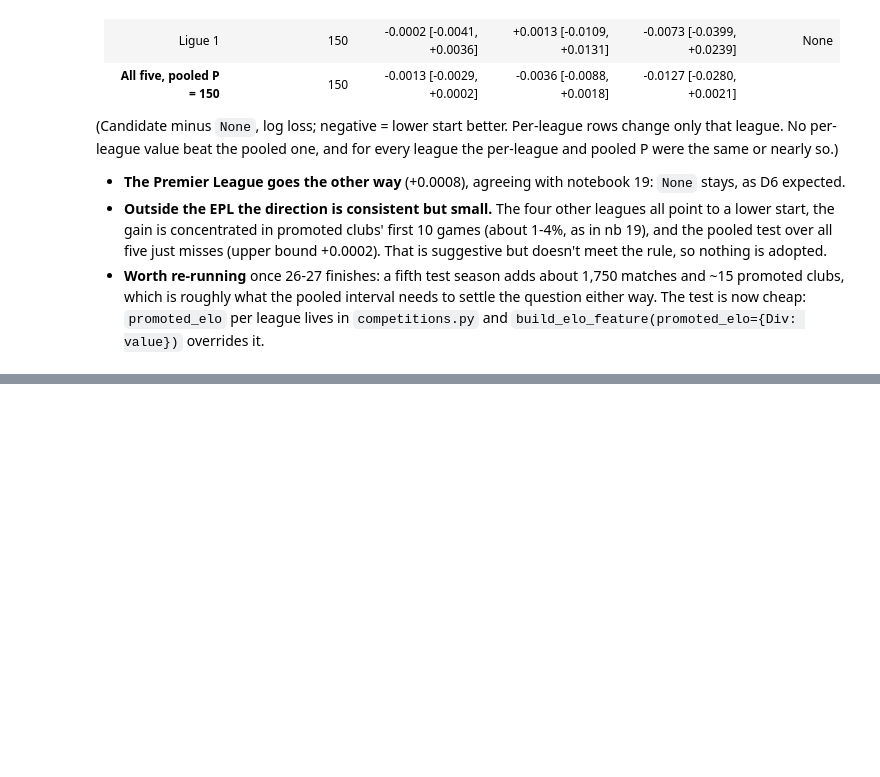
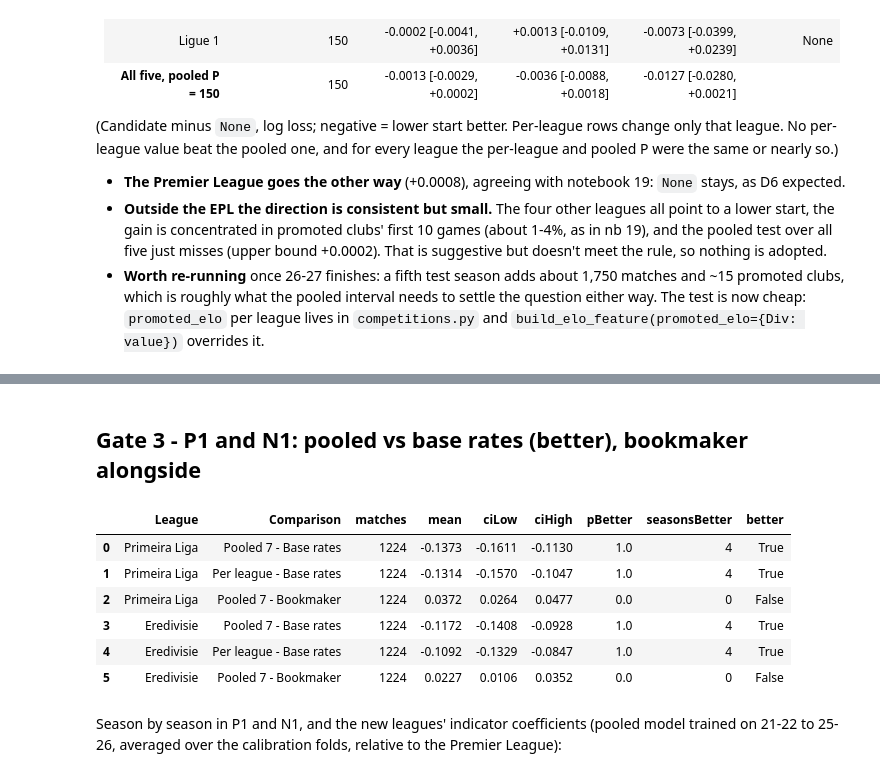
Before and after one commit to hphillips9/football-analysis, a Jupyter notebook: notebooks/20_multileague_pipeline.ipynb, the cells around one changed output, grey strips where cells are left out. Cells and saved outputs as stored; diff of their text form; code cells hidden in the pictures; blank space fills up the shorter version.

```diff
--- a/notebooks/20_multileague_pipeline.ipynb
+++ b/notebooks/20_multileague_pipeline.ipynb
@@ -660,0 +847,21 @@ for every league the per-league and pooled P were the same or nearly so.)
+# %%
+gate7_2 = {}
+for div in NEW:
+    frame = test7[test7["Div"] == div]
+    gate7_2[div] = result = compare7(frame, "Pooled 7", "Per league")
+    verdict = "better" if result["better"] else "non-inferior" if result["nonInferior"] else "FAIL"
+    print(f"{NAMES7[div]}: pooled - own on {result['matches']} matches: {result['mean']:+.4f} "
+          f"[{result['ciLow']:+.4f}, {result['ciHigh']:+.4f}], P(better) {result['pBetter']:.2f}, "
+          f"better in {result['seasonsBetter']}/{len(TEST_SEASONS)} seasons -> {verdict}")
+
+    y = frame["FTR"].to_numpy()
+    diff = (per_match_log_loss(y, probas7["Pooled 7"].loc[frame.index][LABELS].to_numpy(), LABELS)
+            - per_match_log_loss(y, probas7["Per league"].loc[frame.index][LABELS].to_numpy(), LABELS))
+    sd = diff.std(ddof=1)
+    print(f"    per-match SD {sd:.4f}; CI half-width ~{1.96 * sd / np.sqrt(len(diff)):.4f}; "
+          f"an equally good model needs n ~ {(1.96 * sd / NON_INFERIOR_MARGIN) ** 2:,.0f} to pass non-inferiority")
+
+both = test7[test7["Div"].isin(NEW)]
+gate7_2["Both"] = compare7(both, "Pooled 7", "Per league")
+print(f"Both together ({len(both)} matches, not a gate): {gate7_2['Both']['mean']:+.4f} "
+      f"[{gate7_2['Both']['ciLow']:+.4f}, {gate7_2['Both']['ciHigh']:+.4f}]")
@@ -660,0 +874,23 @@ for every league the per-league and pooled P were the same or nearly so.)
+# %% [markdown]
+## Gate 3 - P1 and N1: pooled vs base rates (better), bookmaker alongside
+# %%
+gate7_3 = []
+for div in NEW:
+    frame = test7[test7["Div"] == div]
+    for candidate, reference in [("Pooled 7", "Base rates"), ("Per league", "Base rates"), ("Pooled 7", "Bookmaker")]:
+        gate7_3.append({"League": NAMES7[div], "Comparison": f"{candidate} - {reference}",
+                        **compare7(frame, candidate, reference)})
+gate7_3 = pd.DataFrame(gate7_3)
+gate7_3.drop(columns=["nonInferior"])
+# %% [output]
+|  | League | Comparison | matches | mean | ciLow | ciHigh | pBetter | seasonsBetter | better |
+| 0 | Primeira Liga | Pooled 7 - Base rates | 1224 | -0.1373 | -0.1611 | -0.1130 | 1.0 | 4 | True |
+| 1 | Primeira Liga | Per league - Base rates | 1224 | -0.1314 | -0.1570 | -0.1047 | 1.0 | 4 | True |
+| 2 | Primeira Liga | Pooled 7 - Bookmaker | 1224 | 0.0372 | 0.0264 | 0.0477 | 0.0 | 0 | False |
+| 3 | Eredivisie | Pooled 7 - Base rates | 1224 | -0.1172 | -0.1408 | -0.0928 | 1.0 | 4 | True |
+| 4 | Eredivisie | Per league - Base rates | 1224 | -0.1092 | -0.1329 | -0.0847 | 1.0 | 4 | True |
+| 5 | Eredivisie | Pooled 7 - Bookmaker | 1224 | 0.0227 | 0.0106 | 0.0352 | 0.0 | 0 | False |
+# %% [markdown]
+Season by season in P1 and N1, and the new leagues' indicator coefficients
+(pooled model trained on 21-22 to 25-26, averaged over the calibration
+folds, relative to the Premier League):
```
Also changed, not shown: parts of 18 cells of this notebook, 58 other files.
